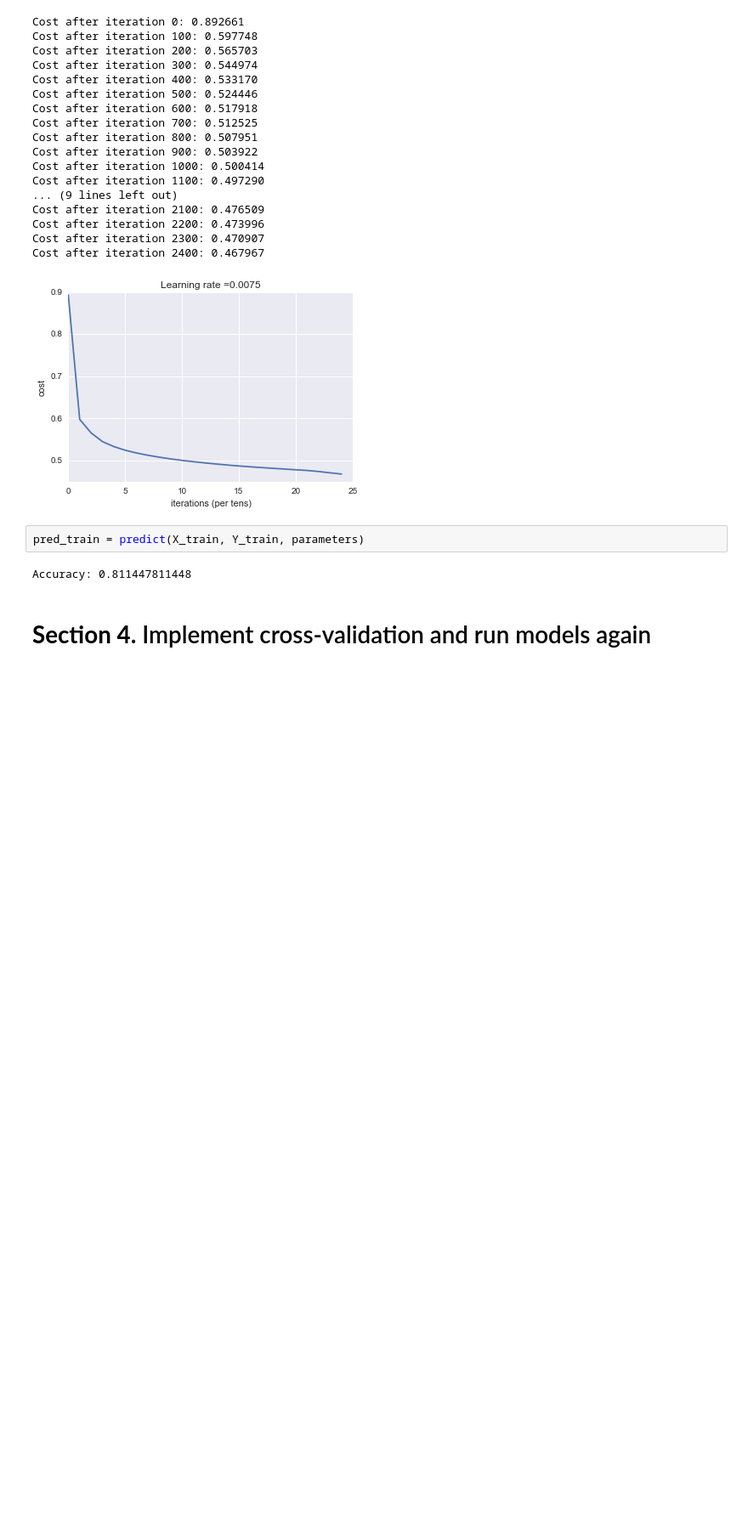
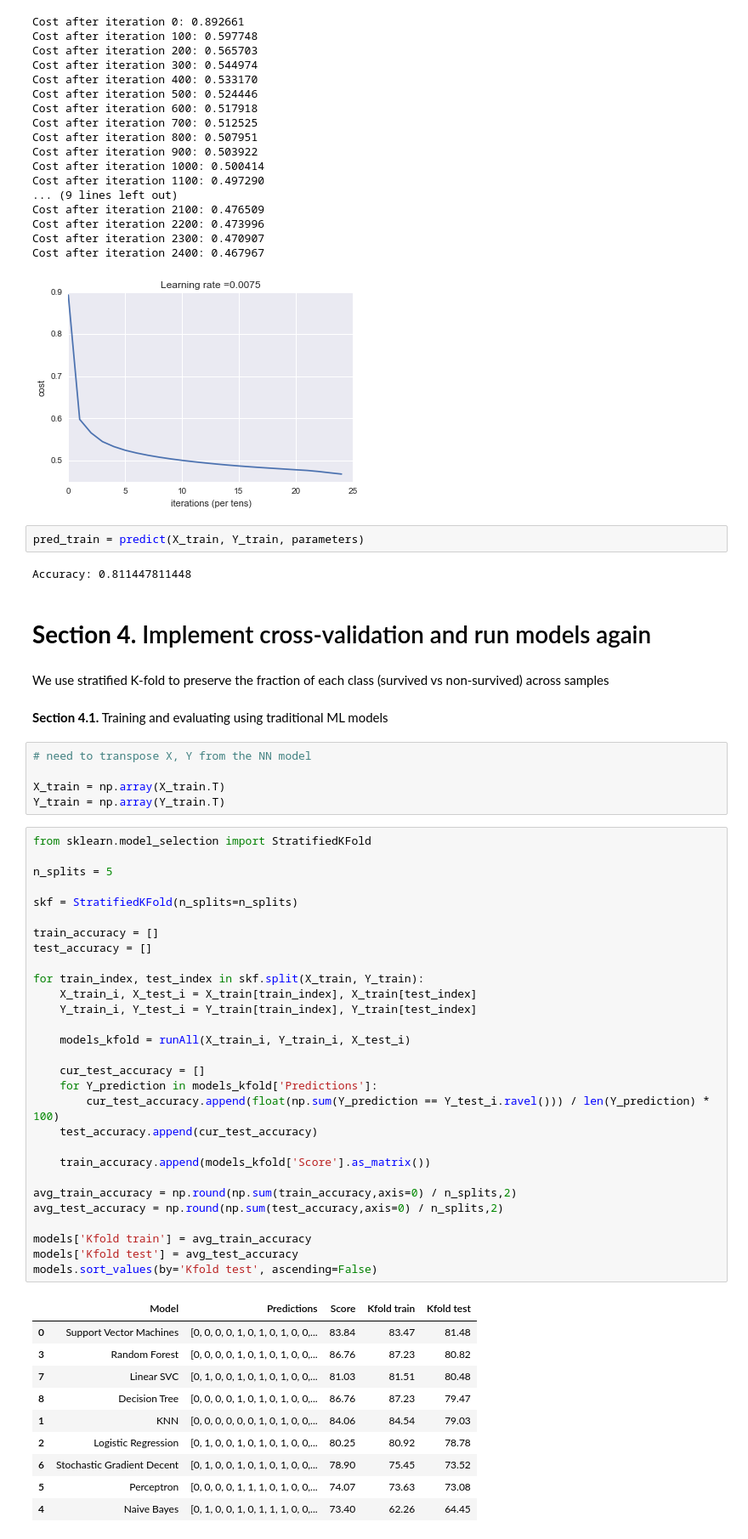
Before and after one commit to clin-projects/kaggle-titanic, a Jupyter notebook: titanic-NN.ipynb, the cells around one changed output. Shown at 85% size. Cells and saved outputs as stored; diff of their text form; blank space fills up the shorter version.

```diff
--- a/titanic-NN.ipynb
+++ b/titanic-NN.ipynb
@@ -171,3 +171,52 @@ pred_train = predict(X_train, Y_train, parameters)
 Accuracy: 0.811447811448
 # %% [markdown]
 # **Section 4.** Implement cross-validation and run models again
+# %% [markdown]
+We use stratified K-fold to preserve the fraction of each class (survived vs non-survived) across samples
+# %% [markdown]
+**Section 4.1.** Training and evaluating using traditional ML models
+# %%
+# need to transpose X, Y from the NN model
+
+X_train = np.array(X_train.T)
+Y_train = np.array(Y_train.T)
+# %%
+from sklearn.model_selection import StratifiedKFold
+
+n_splits = 5
+
+skf = StratifiedKFold(n_splits=n_splits)
+
+train_accuracy = []
+test_accuracy = []
+
+for train_index, test_index in skf.split(X_train, Y_train):
+    X_train_i, X_test_i = X_train[train_index], X_train[test_index]
+    Y_train_i, Y_test_i = Y_train[train_index], Y_train[test_index]
+
+    models_kfold = runAll(X_train_i, Y_train_i, X_test_i)
+
+    cur_test_accuracy = []
+    for Y_prediction in models_kfold['Predictions']:
+        cur_test_accuracy.append(float(np.sum(Y_prediction == Y_test_i.ravel())) / len(Y_prediction) * 100)
+    test_accuracy.append(cur_test_accuracy)
+
+    train_accuracy.append(models_kfold['Score'].as_matrix())
+
+avg_train_accuracy = np.round(np.sum(train_accuracy,axis=0) / n_splits,2)
+avg_test_accuracy = np.round(np.sum(test_accuracy,axis=0) / n_splits,2)
+
+models['Kfold train'] = avg_train_accuracy
+models['Kfold test'] = avg_test_accuracy
+models.sort_values(by='Kfold test', ascending=False)
+# %% [output]
+|  | Model | Predictions | Score | Kfold train | Kfold test |
+| 0 | Support Vector Machines | [0, 0, 0, 0, 1, 0, 1, 0, 1, 0, 0,... | 83.84 | 83.47 | 81.48 |
+| 3 | Random Forest | [0, 0, 0, 0, 1, 0, 1, 0, 1, 0, 0,... | 86.76 | 87.23 | 80.82 |
+| 7 | Linear SVC | [0, 1, 0, 0, 1, 0, 1, 0, 1, 0, 0,... | 81.03 | 81.51 | 80.48 |
+| 8 | Decision Tree | [0, 0, 0, 0, 1, 0, 1, 0, 1, 0, 0,... | 86.76 | 87.23 | 79.47 |
+| 1 | KNN | [0, 0, 0, 0, 0, 0, 1, 0, 1, 0, 0,... | 84.06 | 84.54 | 79.03 |
+| 2 | Logistic Regression | [0, 1, 0, 0, 1, 0, 1, 0, 1, 0, 0,... | 80.25 | 80.92 | 78.78 |
+| 6 | Stochastic Gradient Decent | [0, 1, 0, 0, 1, 0, 1, 0, 1, 0, 0,... | 78.90 | 75.45 | 73.52 |
+| 5 | Perceptron | [0, 0, 0, 0, 1, 1, 1, 0, 1, 0, 0,... | 74.07 | 73.63 | 73.08 |
+| 4 | Naive Bayes | [0, 1, 0, 0, 1, 0, 1, 1, 1, 0, 0,... | 73.40 | 62.26 | 64.45 |
```
Also changed, not shown: parts of 3 cells of this notebook.
